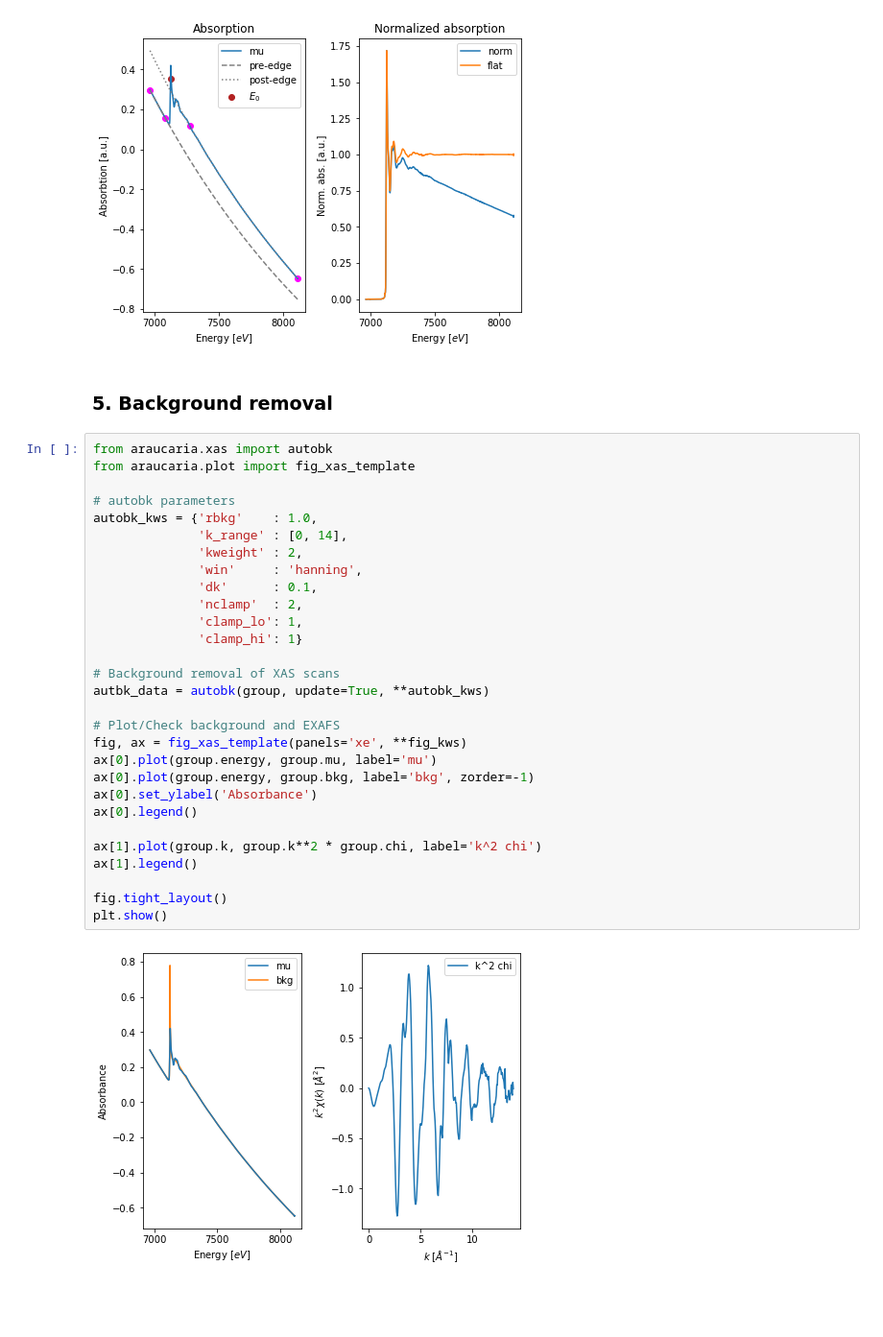
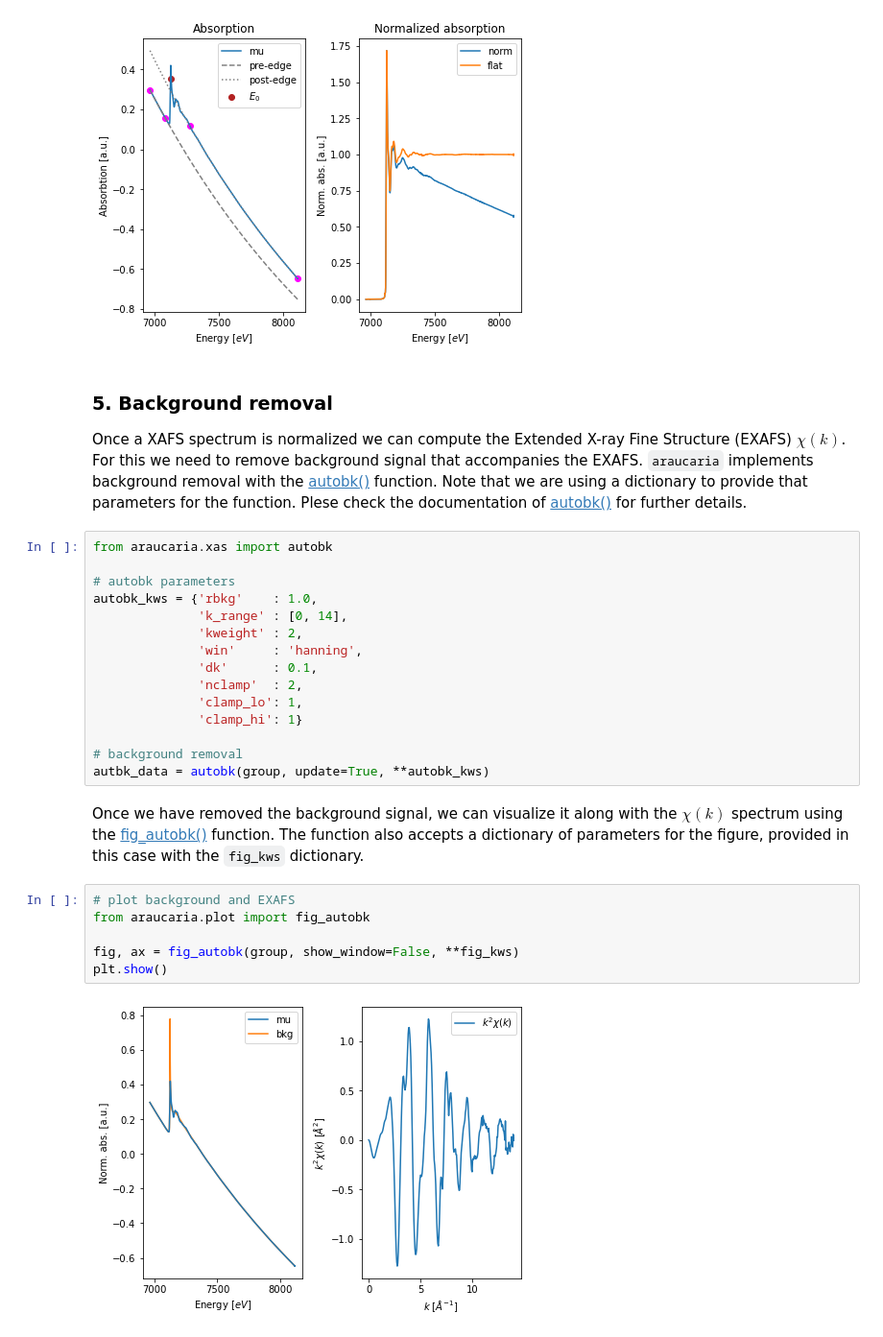
Before and after one commit to marcoalsina/araucaria, a Jupyter notebook: docs/source/tutorials/02.background_removal.ipynb, the cells around one changed output. Shown: that part at 96% size. Drawn from its saved outputs; the diff is of its cells as text; blank space fills up the shorter version.

Commit message:
Updated xas functions.

```diff
--- a/docs/source/tutorials/02.background_removal.ipynb
+++ b/docs/source/tutorials/02.background_removal.ipynb
@@ -146,11 +150,13 @@ fig, ax  = fig_pre_edge(group, **fig_kws)
 plt.show()
 # %% [output]
 [figure]
-# %% [markdown]
-### 5. Background removal
+# %% [markdown]
+### 5. Background removal
+
+Once a XAFS spectrum is normalized we can compute the Extended X-ray Fine Structure (EXAFS) $\chi(k)$. For this we need to remove background signal that accompanies the EXAFS. `araucaria` implements background removal with the [autobk()](../xas/xas_autobk.rst#araucaria.xas.autobk.autobk) function.
+Note that we are using a dictionary to provide that parameters for the function. Plese check the documentation of [autobk()](../xas/xas_autobk.rst#araucaria.xas.autobk.autobk) for further details.
 # %%
 from araucaria.xas import autobk
-from araucaria.plot import fig_xas_template
 
 # autobk parameters
 autobk_kws = {'rbkg'    : 1.0,
@@ -162,20 +168,15 @@ autobk_kws = {'rbkg'    : 1.0,
               'clamp_lo': 1,
               'clamp_hi': 1}
 
-# Background removal of XAS scans
+# background removal
 autbk_data = autobk(group, update=True, **autobk_kws)
-
-# Plot/Check background and EXAFS
-fig, ax = fig_xas_template(panels='xe', **fig_kws)
-ax[0].plot(group.energy, group.mu, label='mu')
-ax[0].plot(group.energy, group.bkg, label='bkg', zorder=-1)
-ax[0].set_ylabel('Absorbance')
-ax[0].legend()
-
-ax[1].plot(group.k, group.k**2 * group.chi, label='k^2 chi')
-ax[1].legend()
-
-fig.tight_layout()
-plt.show()
-# %% [output]
-[figure, removed]
+# %% [markdown]
+Once we have removed the background signal, we can visualize it along with the $\chi(k)$ spectrum using the [fig_autobk()](../plot_module.rst#araucaria.plot.fig_autobk.fig_autobk) function. The function also accepts a dictionary of parameters for the figure, provided in this case with the `fig_kws` dictionary.
+# %%
+# plot background and EXAFS
+from araucaria.plot import fig_autobk
+
+fig, ax = fig_autobk(group, show_window=False, **fig_kws)
+plt.show()
+# %% [output]
+[figure, added]
```
Also changed, not shown: parts of 4 cells of this notebook, 7 other files.
